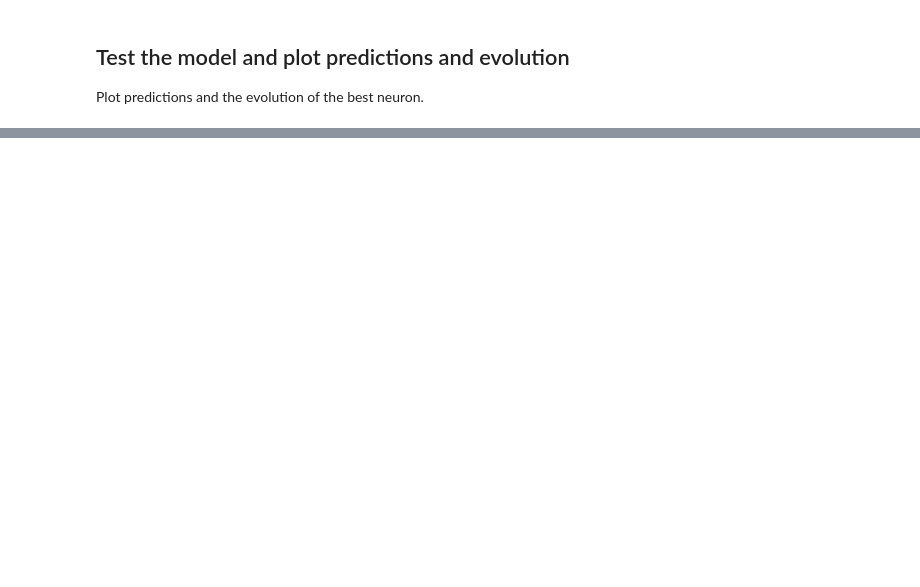
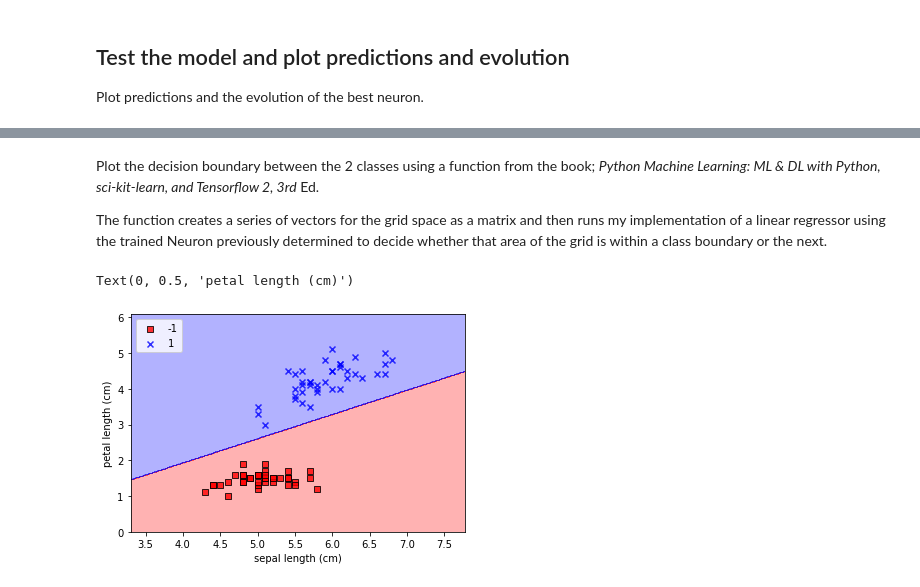
Before and after one commit to SeniorDataEngineer/linear-regression, a Jupyter notebook: notebooks/linear_regression.ipynb, the cells around one changed output, grey strips where cells are left out. Drawn from its saved outputs; the diff is of its cells as text; code cells hidden in the pictures; blank space fills up the shorter version.

```diff
--- a/notebooks/linear_regression.ipynb
+++ b/notebooks/linear_regression.ipynb
@@ -128,0 +127,36 @@ No handles with labels found to put in legend.
+# %% [markdown]
+Plot the decision boundary between the 2 classes using a function from the book; *Python Machine Learning: ML & DL with Python, sci-kit-learn, and Tensorflow 2, 3rd* Ed.
+
+The function creates a series of vectors for the grid space as a matrix and then runs my implementation of a linear regressor using the trained Neuron previously determined to decide whether that area of the grid is within a class boundary or the next.
+# %%
+def plot_decision_regions(X, y, classifier, resolution=0.02):
+    # Setup marker generator and color map
+    markers = ('s', 'x', 'o', '^', 'v')
+    colors = ('red', 'blue', 'lightgreen', 'gray', 'cyan')
+    cmap = lcm(colors[:len(np.unique(y))])
+
+    # Plot the decision surface
+    x1_min, x1_max = X[:, 0].min() - 1, X[:, 0].max() + 1
+    x2_min, x2_max = X[:, 1].min() - 1, X[:, 1].max() + 1
+    xx1, xx2 = np.meshgrid(np.arange(x1_min, x1_max, resolution),
+                           np.arange(x2_min, x2_max, resolution))
+
+    my_lr2 = LinearRegressor(samples_test, samples_test, None, None)
+    my_lr2.samples_test = np.array([xx1.ravel(), xx2.ravel()]).T
+
+    area_pre = np.array(my_lr2.test_model_(neuron))
+    area_pre = area_pre.reshape(xx1.shape)
+    plt.contourf(xx1, xx2, area_pre, alpha=0.3, cmap=cmap)
+
+    # Plot class examples
+    for idx, cl in enumerate(np.unique(y)):
+         plt.scatter(x=X[y == cl, 0],y=X[y == cl, 1],alpha=0.8,c=colors[idx],marker=markers[idx],label=cl,edgecolor='black')
+
+
+plot_decision_regions(my_lr.samples_test, pre, None)
+plt.legend(loc='upper left')
+plt.xlabel('sepal length (cm)')
+plt.ylabel('petal length (cm)')
+# %% [output]
+Text(0, 0.5, 'petal length (cm)')
+[figure, added]
```
Also changed, not shown: parts of 4 cells of this notebook, 1 other file.
